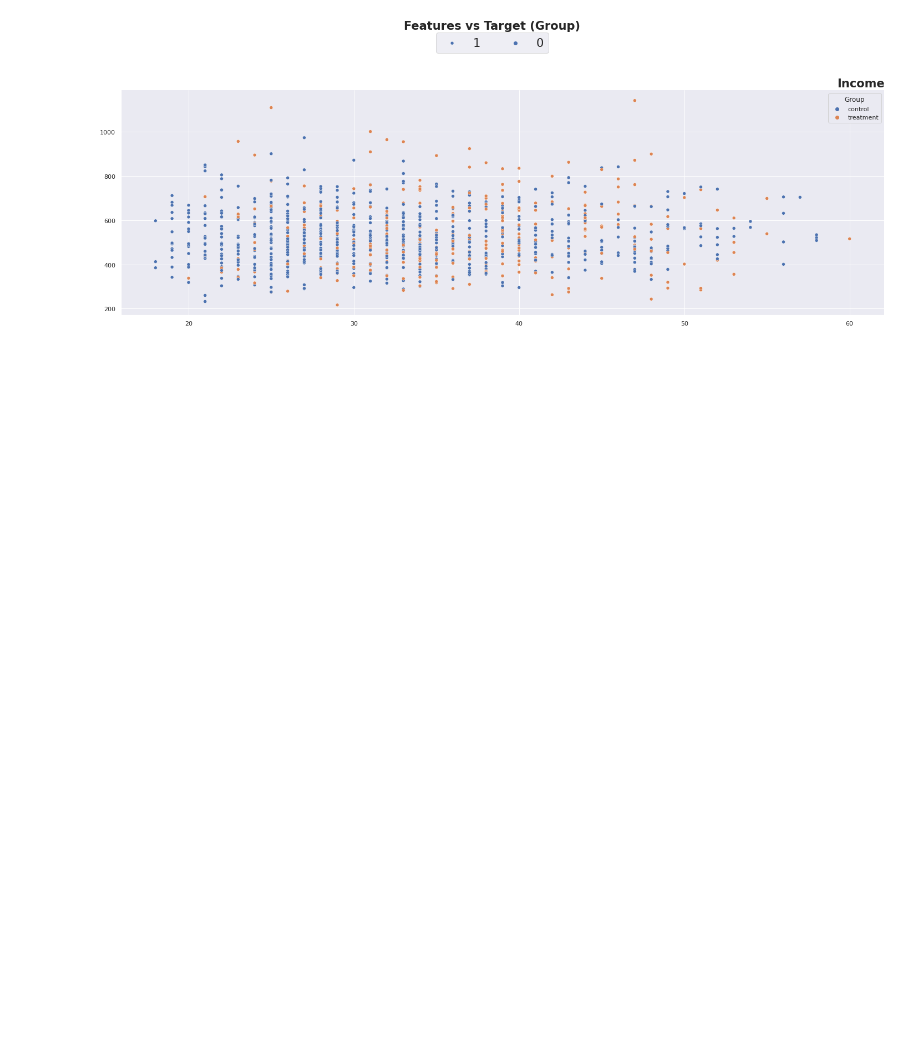
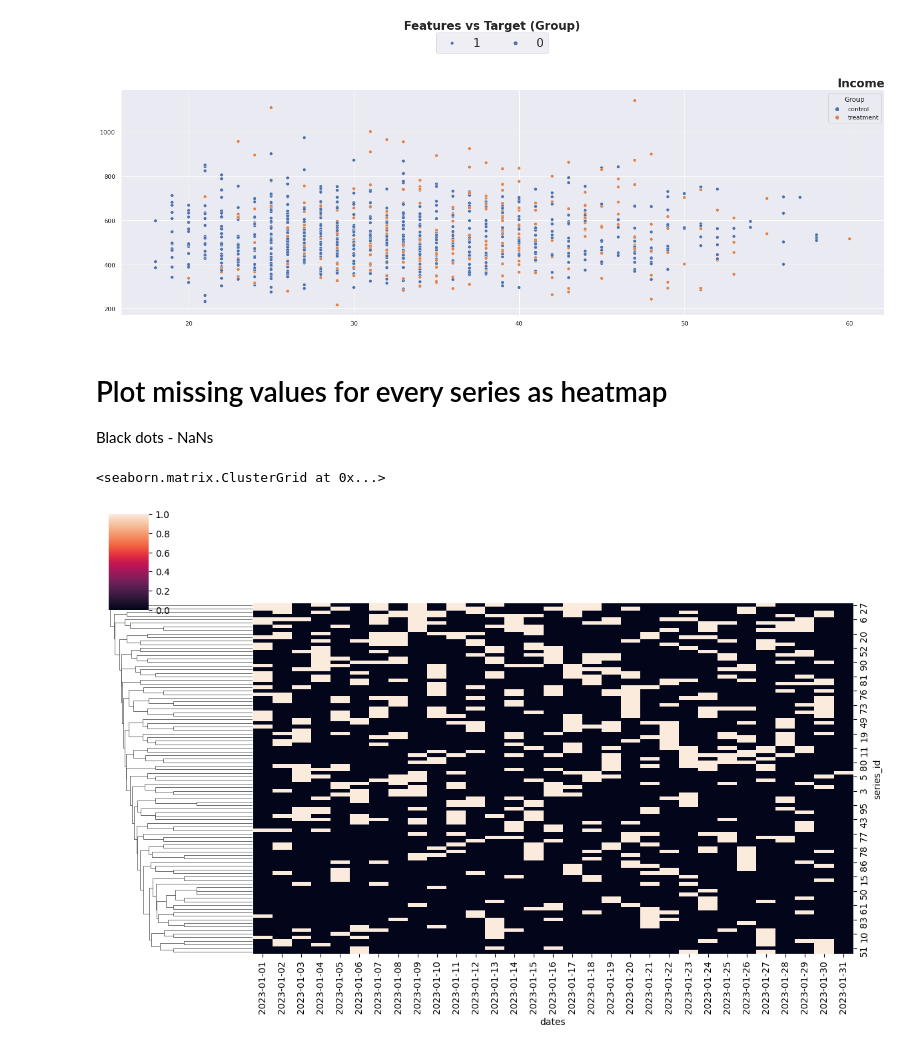
Before and after one commit to beatwad/kaggle_tips, a Jupyter notebook: Visualization/Tabular.ipynb, the cells around one changed output. Drawn from its saved outputs; the diff is of its cells as text; code cells hidden in the pictures; blank space fills up the shorter version.

```diff
--- a/Visualization/Tabular.ipynb
+++ b/Visualization/Tabular.ipynb
@@ -408,3 +429,30 @@ def plot_target_scatter(df, df_cols, n_rows, n_cols, x, target):
 plot_target_scatter(df, ['Income'], n_rows=1, n_cols=1, x='Age', target='Group')
 # %% [output]
 [figure]
+# %% [markdown]
+# Plot missing values for every series as heatmap
+
+Black dots - NaNs
+# %%
+import pandas as pd
+import numpy as np
+import seaborn as sns
+
+df = pd.DataFrame()
+df['time'] = pd.date_range('2023-01-01', '2023-01-31', freq='H')
+
+df['series_id'] = np.random.randint(1, 100, len(df['time']))
+df['step'] = 1
+
+tr_ev = df.copy()
+tr_ev['dates'] = tr_ev['time'].dt.date
+df_availability = tr_ev.pivot_table(columns='dates', index='series_id', values='step', aggfunc='count')
+
+# Fill NA values with 0
+df_availability = (~df_availability.isna()).astype('int')
+
+# Plotting the clustered heatmap
+sns.clustermap(df_availability, col_cluster=False, figsize=(12, 8))
+# %% [output]
+<seaborn.matrix.ClusterGrid at 0x...>
+[figure, added]
```
Also changed, not shown: parts of 7 cells of this notebook, 2 other files.
